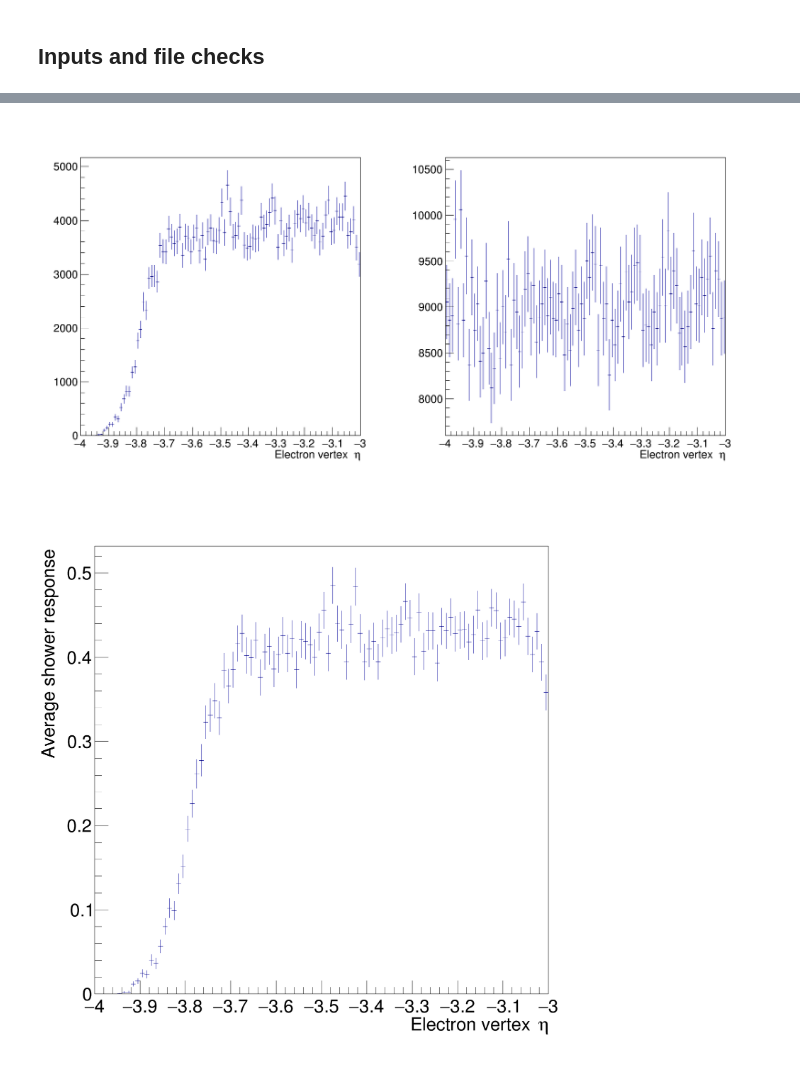
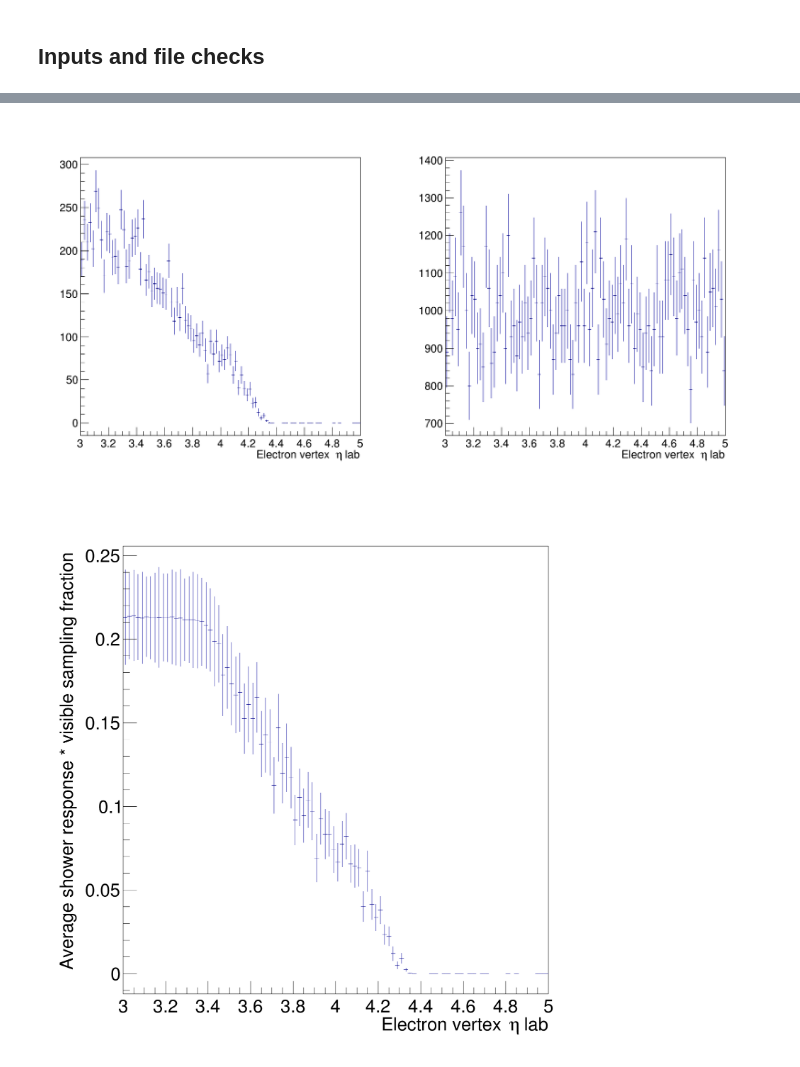
Before and after one commit to blackcathj/macros-1, a Jupyter notebook: detectors/EICDetector/Plot.ipynb, the cells around one changed output, grey strips where cells are left out. Saved outputs shown, nothing was run; the diff lists cells and outputs as text; code cells hidden in the pictures.

Commit message:
update FEMC plot

```diff
--- a/detectors/EICDetector/Plot.ipynb
+++ b/detectors/EICDetector/Plot.ipynb
@@ -234,43 +231,44 @@ T->Show(0);
     int idx = 1;
     TPad *p;
 
-        TH1F * hSumEEta = new TH1F("hSumEEta",";Electron vertex #eta",n_Seg,-4,-3);
+        TH1F * hSumEEta = new TH1F("hSumEEta",";Electron vertex #eta lab",n_Seg,3,5);
     {
         p = (TPad *) c1->cd(idx++);
         c1->Update();
         // p->SetLogy();
 
-        T->Draw("TMath::ATanH(PHG4Particle[0].fpz/sqrt(PHG4Particle[0].fpx**2 + PHG4Particle[0].fpy**2 + PHG4Particle[0].fpz**2))>>hSumEEta","Sum$(TOWER_SIM_EEMC.get_energy())")     ;
+        T->Draw("TMath::ATanH(PHG4Particle[0].fpz/sqrt((PHG4Particle[0].fpx)**2 + PHG4Particle[0].fpy**2 + PHG4Particle[0].fpz**2))>>hSumEEta","Sum$(TOWER_SIM_FEMC.get_energy())")     ;
     }
 
-        TH1F * hSumVertexEEta = new TH1F("hSumVertexEEta",";Electron vertex #eta",n_Seg,-4,-3);
+        TH1F * hSumVertexEEta = new TH1F("hSumVertexEEta",";Electron vertex #eta lab",n_Seg,3,5);
     {
         p = (TPad *) c1->cd(idx++);
         c1->Update();
 
-        T->Draw("TMath::ATanH(PHG4Particle[0].fpz/sqrt(PHG4Particle[0].fpx**2 + PHG4Particle[0].fpy**2 + PHG4Particle[0].fpz**2))>>hSumVertexEEta","PHG4Particle[0].fe","colz")     ;
+        T->Draw("TMath::ATanH(PHG4Particle[0].fpz/sqrt((PHG4Particle[0].fpx)**2 + PHG4Particle[0].fpy**2 + PHG4Particle[0].fpz**2))>>hSumVertexEEta","PHG4Particle[0].fe","colz")     ;
 
     }
 
     c1->Draw();
 
 
     c1 = new TCanvas(TString("Tower1DRatio") ,
                         TString("Tower1DRatio"),
                         1800, 1800);
 
     TH1 * hSumRatioEta = (TH1 *)hSumEEta->Clone("hSumRatioEta");
 
-    hSumRatioEta->GetYaxis()->SetTitle("Average shower response");
+    hSumRatioEta->GetYaxis()->SetTitle("Average shower response * visible sampling fraction");
 
     hSumRatioEta->Divide(hSumRatioEta, hSumVertexEEta, 1, 1, "B");
 
     hSumRatioEta->Draw();
 
+    gPad->SetLeftMargin(0.15);
 
 
     c1->Draw();
 }
 # %% [output]
-[figure, old version]
+[figure, new version]
-[figure, old version]
+[figure, new version]
```
Also changed, not shown: parts of 9 cells of this notebook, 3 other files.
